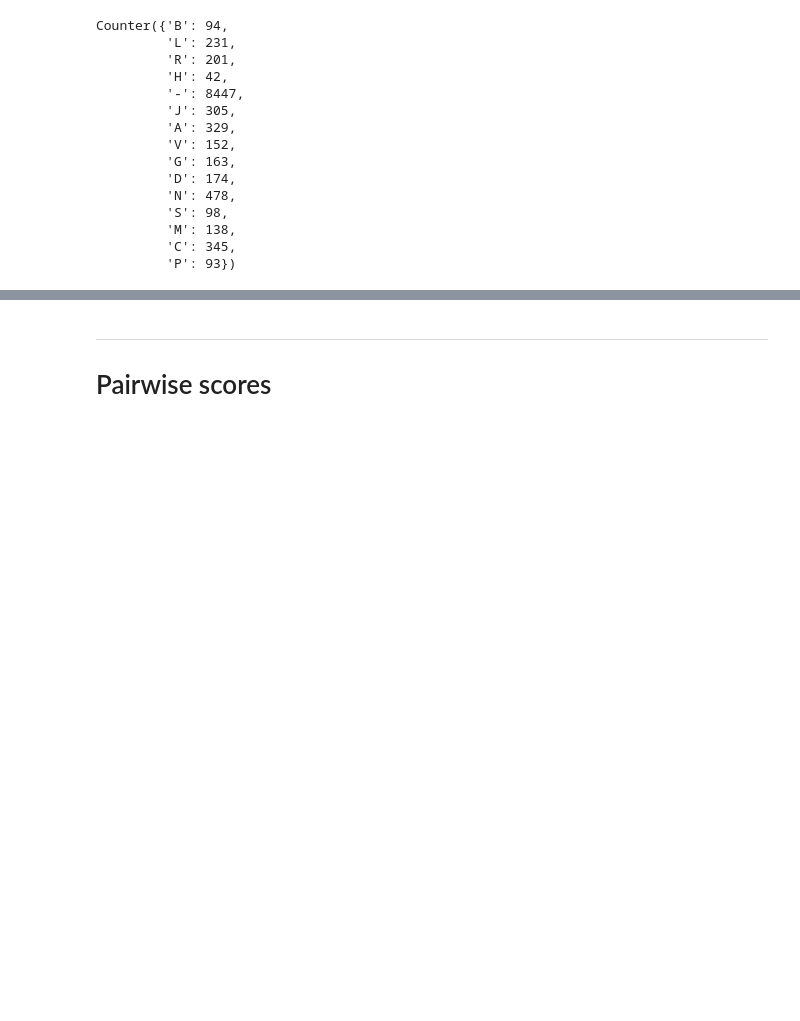
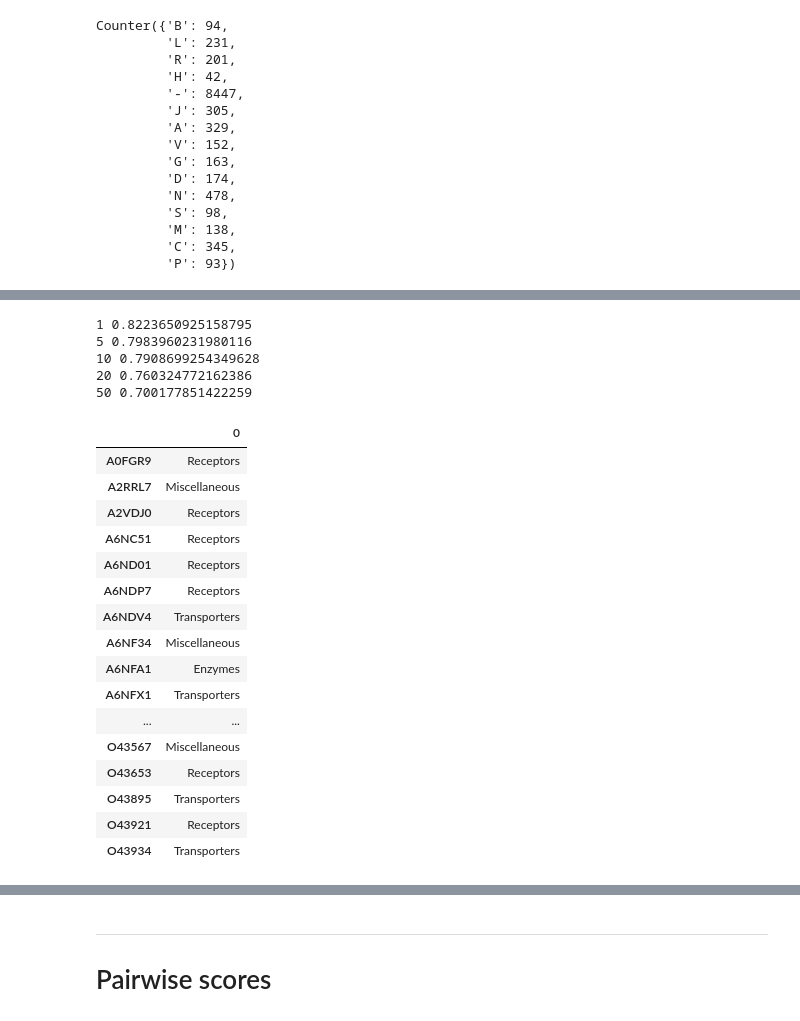
Before and after one commit to samsledje/ConPLex_dev, a Jupyter notebook: nb/DrugBank x Surfaceome.ipynb, the cells around one changed output, grey strips where cells are left out. Drawn from its saved outputs; the diff is of its cells as text; code cells hidden in the pictures; blank space fills up the shorter version.

```diff
--- a/nb/DrugBank x Surfaceome.ipynb
+++ b/nb/DrugBank x Surfaceome.ipynb
@@ -429,0 +448,7 @@ plt.show()
+# %%
+classified_targets = [pn for (pn,ac) in zip(prot_names, almen_class) if ac in class_names]
+classified_labels = [ac for ac in almen_class if ac in class_names]
+classified_projections = np.stack([pj for (pj,ac) in zip(prot_projections, almen_class) if ac in class_names])
+
+unclassified_targets = [pn for (pn,ac) in zip(prot_names, almen_class) if ac not in class_names]
+unclassified_projections = np.stack([pj for (pj,ac) in zip(prot_projections, almen_class) if ac not in class_names])
@@ -429,0 +462,15 @@ plt.show()
+# %%
+for k in [1,5,10,20,50]:
+    knn_cv = KNeighborsClassifier(n_neighbors=k, metric="cosine")
+    cv_score = cross_validate(knn_cv,
+                   X = classified_projections,
+                   y = classified_labels,
+                   scoring = ('accuracy','balanced_accuracy','adjusted_rand_score')
+                  )
+    print(k, cv_score['test_accuracy'].mean())
+# %% [output]
+1 0.8223650925158795
+5 0.7983960231980116
+10 0.7908699254349628
+20 0.760324772162386
+50 0.700177851422259
@@ -429,0 +481,20 @@ plt.show()
+# %%
+pd.DataFrame(predictions, unclassified_targets).head(50)
+# %% [output]
+|  | 0 |
+| A0FGR9 | Receptors |
+| A2RRL7 | Miscellaneous |
+| A2VDJ0 | Receptors |
+| A6NC51 | Receptors |
+| A6ND01 | Receptors |
+| A6NDP7 | Receptors |
+| A6NDV4 | Transporters |
+| A6NF34 | Miscellaneous |
+| A6NFA1 | Enzymes |
+| A6NFX1 | Transporters |
+| ... | ... |
+| O43567 | Miscellaneous |
+| O43653 | Receptors |
+| O43895 | Transporters |
+| O43921 | Receptors |
+| O43934 | Transporters |
```
Also changed, not shown: parts of 26 cells of this notebook, 6 other files.
